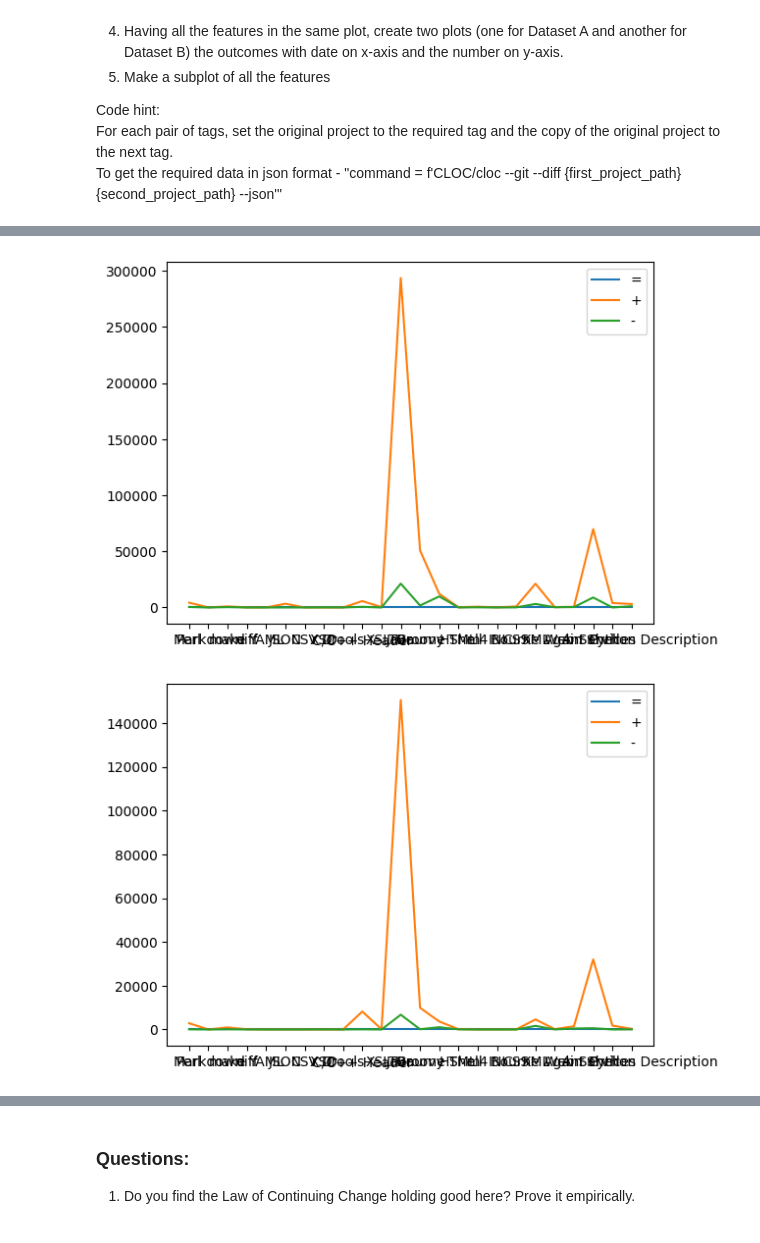
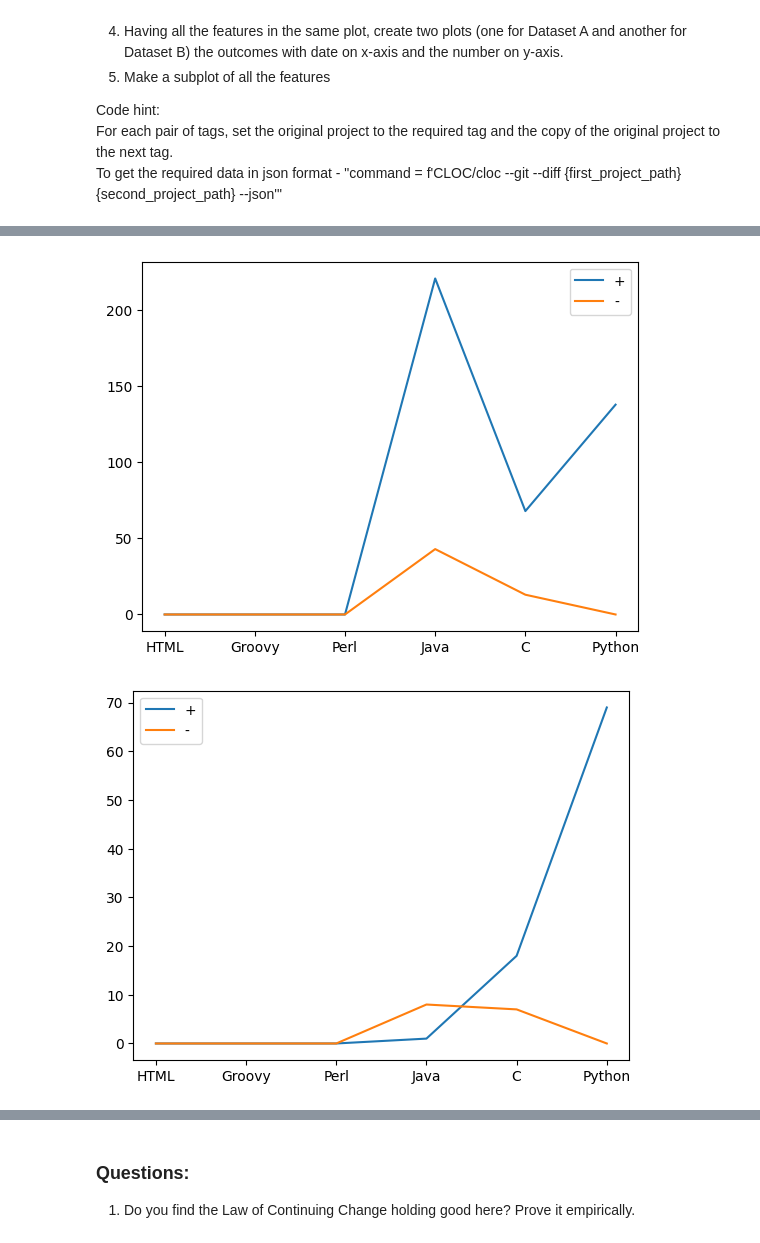
Before and after one commit to Randi-Dcht/Umons_Course2023_SoftwareEvolutionTP2, a Jupyter notebook: TP2_section2.ipynb, the cells around one changed output, grey strips where cells are left out. Saved outputs shown, nothing was run; the diff lists cells and outputs as text; code cells hidden in the pictures.

Commit message:
v1.0.12 (add consecutive version)

```diff
--- a/TP2_section2.ipynb
+++ b/TP2_section2.ipynb
@@ -419,6 +439,6 @@ copy_version = '1.4'
 # %%
-# cloc --git --diff ../../eucalyptus-1.4 ../../eucalyptus --csv --out=data_compare.csv
-df = pd.read_csv("/home/data/informatique/git/umons/LawsSofware/report/Umons_Course2023_SoftwareEvolutionTP2/data_compare.csv")
+# cloc --git --diff ../../eucalyptus-4.4.1 ../../eucalyptus --csv --out=data_compare_consec.csv
+df = pd.read_csv("/home/data/informatique/git/umons/LawsSofware/report/Umons_Course2023_SoftwareEvolutionTP2/data_compare_consec.csv")
 df.head()
 # %% [output]
 |  | Language | == files | != files | + files | - files | == blank | != blank | + blank | - blank | == comment | ... |
@@ -430,27 +450,29 @@ df.head()
 # %%
-plt.plot(df['Language'], df[' == code'], label='=')
+df = df[df['Language'].isin(list_of_lg)]
+
+# plt.plot(df['Language'], df[' == code'], label='=')
 plt.plot(df['Language'], df[' + code'], label='+')
 plt.plot(df['Language'], df[' - code'], label='-')
 plt.legend()
 plt.show()
 
-plt.plot(df['Language'], df[' == comment'], label='=')
+# plt.plot(df['Language'], df[' == comment'], label='=')
 plt.plot(df['Language'], df[' + comment'], label='+')
 plt.plot(df['Language'], df[' - comment'], label='-')
 plt.legend()
 plt.show()
 
-plt.plot(df['Language'], df[' == blank'], label='=')
+# plt.plot(df['Language'], df[' == blank'], label='=')
 plt.plot(df['Language'], df[' + blank'], label='+')
 plt.plot(df['Language'], df[' - blank'], label='-')
 plt.legend()
 plt.show()
 
-plt.plot(df['Language'], df[' == files'], label='=')
+# plt.plot(df['Language'], df[' == files'], label='=')
 plt.plot(df['Language'], df[' + files'], label='+')
 plt.plot(df['Language'], df[' - files'], label='-')
 plt.legend()
 plt.show()
 # %% [output]
-[figure, old version]
+[figure, new version]
-[figure, old version]
+[figure, new version]
```
Also changed, not shown: parts of 9 cells of this notebook, 1 other file.
